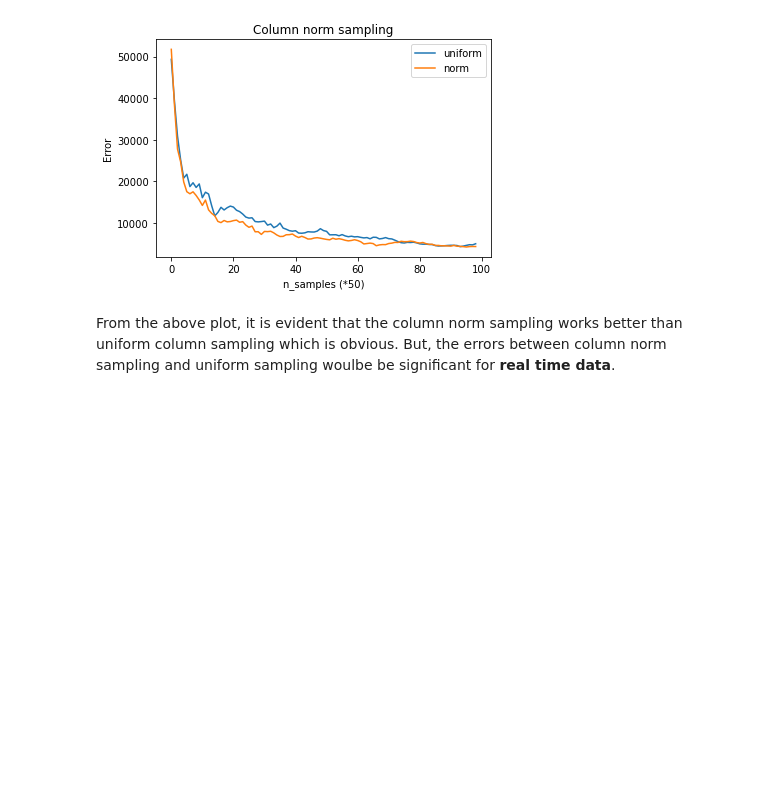
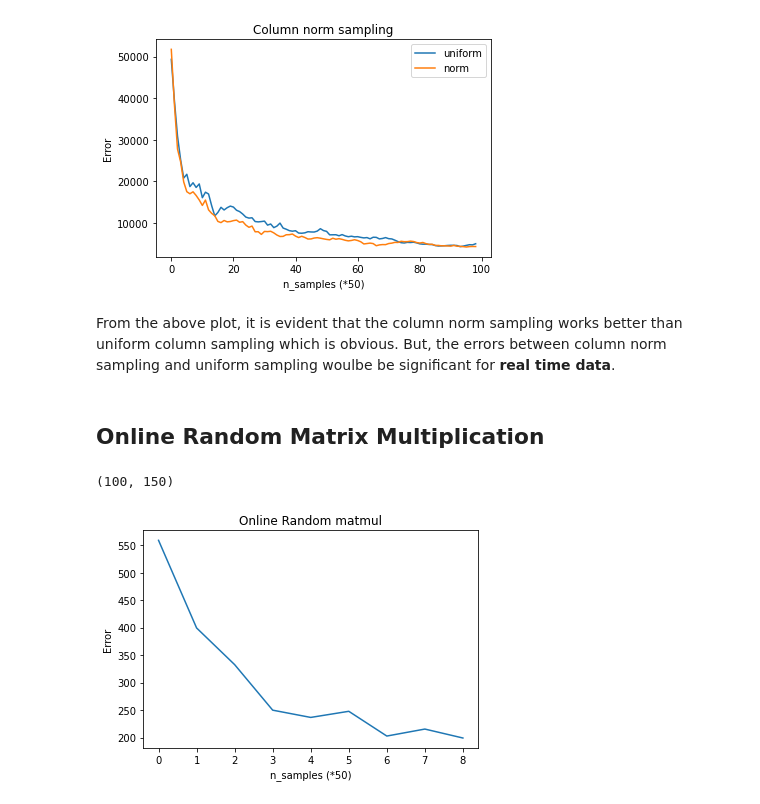
Before and after one commit to Sivaram46/Randomized-matrix-multiply, a Jupyter notebook: random_matmul.ipynb, the cells around one changed output. Saved outputs shown, nothing was run; the diff lists cells and outputs as text; code cells hidden in the pictures; blank space fills up the shorter version.

Commit message:
Added random_matmul_online

```diff
--- a/random_matmul.ipynb
+++ b/random_matmul.ipynb
@@ -49,3 +49,25 @@ plt.show()
 [figure]
 # %% [markdown]
 From the above plot, it is evident that the column norm sampling works better than uniform column sampling which is obvious. But, the errors between column norm sampling and uniform sampling woulbe be significant for **real time data**.
+# %% [markdown]
+## Online Random Matrix Multiplication
+# %%
+file_path_a = 'mat_a.npy'
+file_path_b = 'mat_b.npy'
+
+errors = random_matmul_online(
+    file_path_a, file_path_b, 'output.npy', n_samples=500,
+    sampling='norm', analysis=True
+)
+# %%
+C = np.load('output.npy')
+print(C.shape)
+
+plt.plot(np.arange(len(errors)), errors)
+plt.title('Online Random matmul')
+plt.xlabel('n_samples (*50)')
+plt.ylabel('Error')
+plt.show()
+# %% [output]
+(100, 150)
+[figure, added]
```
Also changed, not shown: parts of 1 cell of this notebook, 4 other files.
